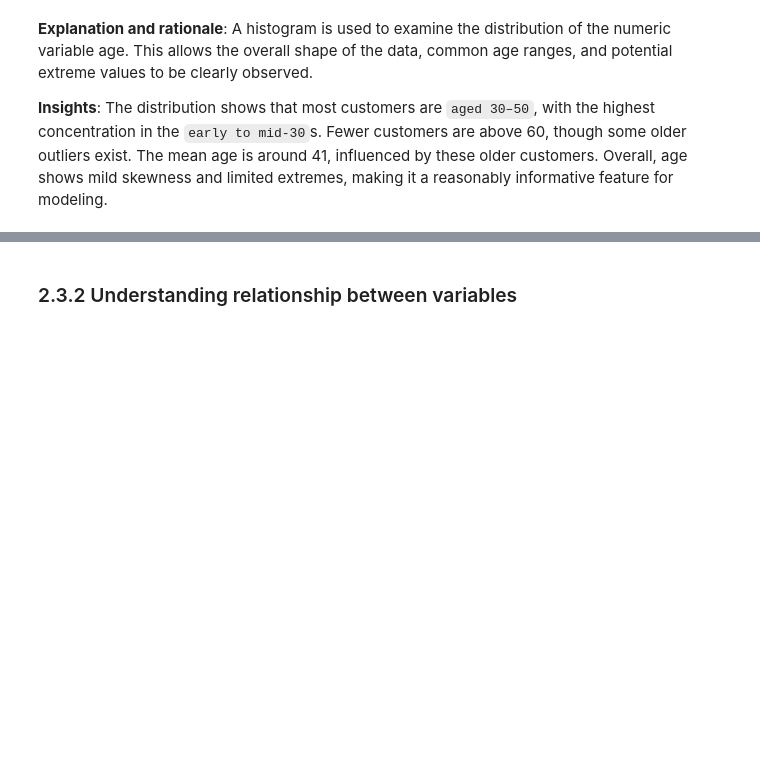
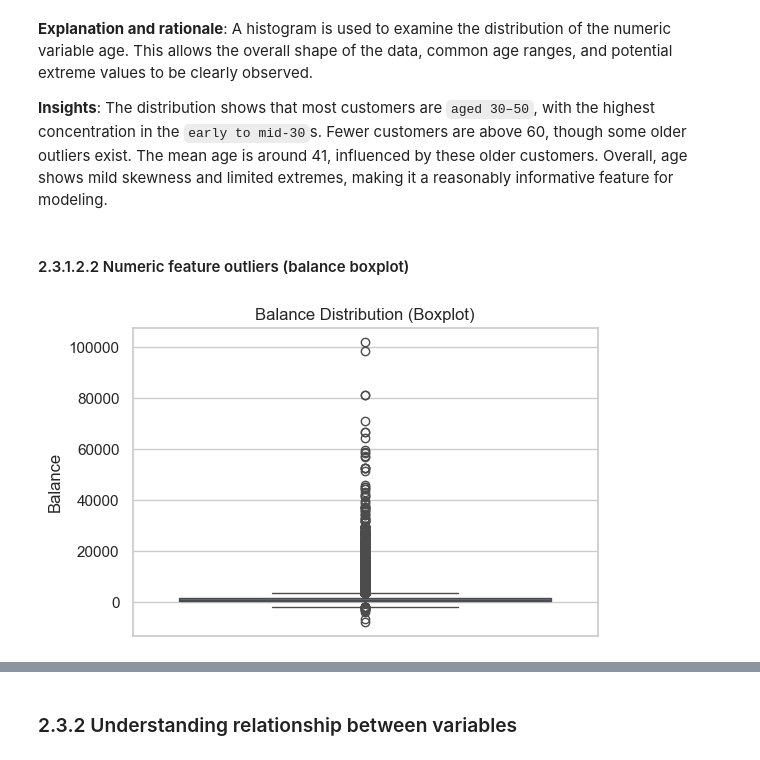
Before and after one commit to 2401496A/bank-marketing-data-analysis-project, a Jupyter notebook: MLDP Program Codes Submission Template (1).ipynb, the cells around one changed output, grey strips where cells are left out. Cells and saved outputs as stored; diff of their text form; code cells hidden in the pictures; blank space fills up the shorter version.

Commit message:
Added boxplot to visualise outliers for numeric feature 'balance' for 2.3.1.2.2

```diff
--- a/MLDP Program Codes Submission Template (1).ipynb
+++ b/MLDP Program Codes Submission Template (1).ipynb
@@ -261,3 +261,17 @@ plt.show()
 **Explanation and rationale**: A histogram is used to examine the distribution of the numeric variable age. This allows the overall shape of the data, common age ranges, and potential extreme values to be clearly observed.
 
 **Insights**: The distribution shows that most customers are `aged 30–50`, with the highest concentration in the `early to mid-30`s. Fewer customers are above 60, though some older outliers exist. The mean age is around 41, influenced by these older customers. Overall, age shows mild skewness and limited extremes, making it a reasonably informative feature for modeling.
+# %% [markdown]
+#### 2.3.1.2.2 Numeric feature outliers (balance boxplot)
+# %%
+# Set figure size
+plt.figure(figsize=(6,4))
+# Boxplot of 'balance' to visualise spread and outliers
+sns.boxplot(y="balance", data=df)
+# Add title and y-axis label
+plt.title("Balance Distribution (Boxplot)")
+plt.ylabel("Balance")
+# Display the boxplot
+plt.show()
+# %% [output]
+[figure, added]
```
Also changed, not shown: parts of 1 cell of this notebook.
